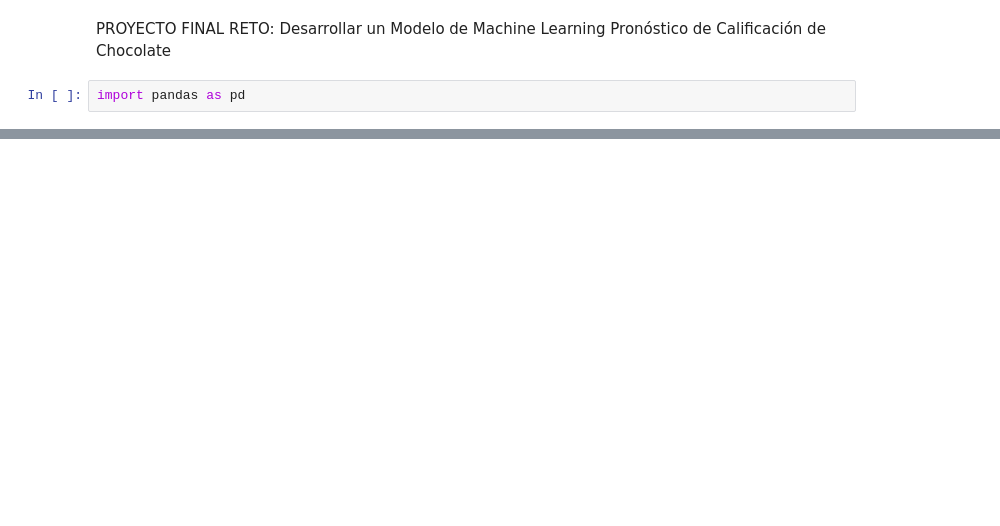
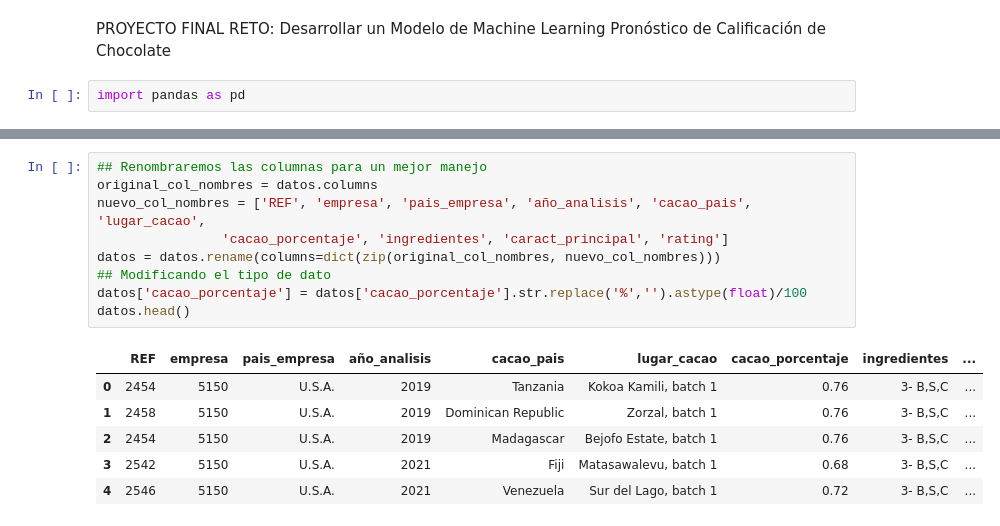
Before and after one commit to DGeanf/Calificacion_Chocolate, a Jupyter notebook: Proyecto_Final.ipynb, the cells around one changed output, grey strips where cells are left out. Drawn from its saved outputs; the diff is of its cells as text; blank space fills up the shorter version.

```diff
--- a/Proyecto_Final.ipynb
+++ b/Proyecto_Final.ipynb
@@ -19,0 +55,16 @@ datos.head()
+# %%
+## Renombraremos las columnas para un mejor manejo
+original_col_nombres = datos.columns
+nuevo_col_nombres = ['REF', 'empresa', 'pais_empresa', 'año_analisis', 'cacao_pais', 'lugar_cacao',
+                'cacao_porcentaje', 'ingredientes', 'caract_principal', 'rating']
+datos = datos.rename(columns=dict(zip(original_col_nombres, nuevo_col_nombres)))
+## Modificando el tipo de dato
+datos['cacao_porcentaje'] = datos['cacao_porcentaje'].str.replace('%','').astype(float)/100
+datos.head()
+# %% [output]
+|  | REF | empresa | pais_empresa | año_analisis | cacao_pais | lugar_cacao | cacao_porcentaje | ingredientes | ... |
+| 0 | 2454 | 5150 | U.S.A. | 2019 | Tanzania | Kokoa Kamili, batch 1 | 0.76 | 3- B,S,C | ... |
+| 1 | 2458 | 5150 | U.S.A. | 2019 | Dominican Republic | Zorzal, batch 1 | 0.76 | 3- B,S,C | ... |
+| 2 | 2454 | 5150 | U.S.A. | 2019 | Madagascar | Bejofo Estate, batch 1 | 0.76 | 3- B,S,C | ... |
+| 3 | 2542 | 5150 | U.S.A. | 2021 | Fiji | Matasawalevu, batch 1 | 0.68 | 3- B,S,C | ... |
+| 4 | 2546 | 5150 | U.S.A. | 2021 | Venezuela | Sur del Lago, batch 1 | 0.72 | 3- B,S,C | ... |
```
Also changed, not shown: parts of 4 cells of this notebook.
